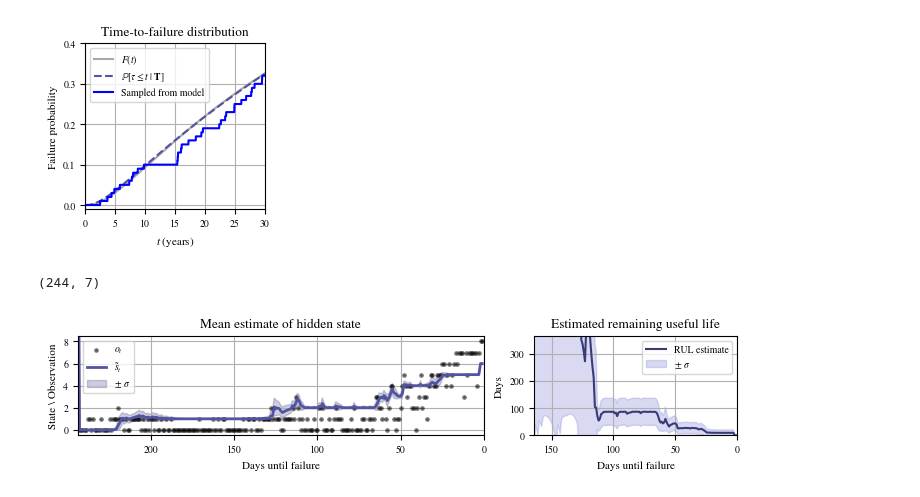
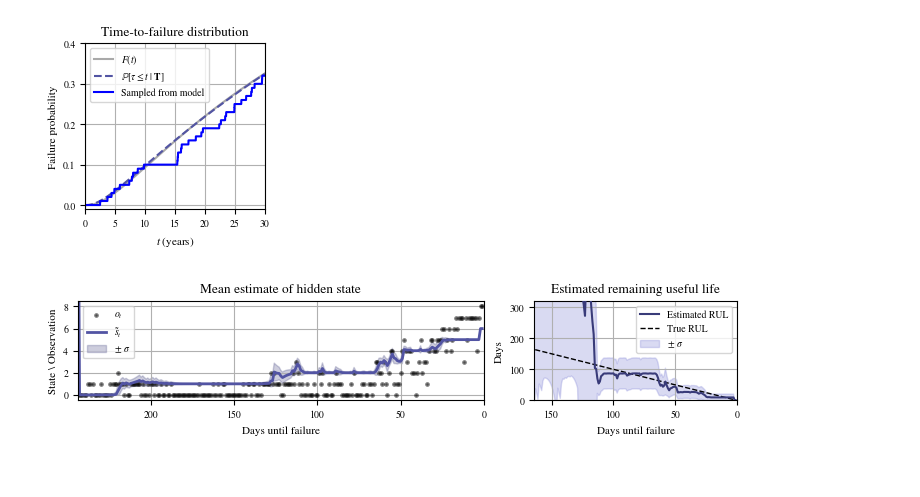
Before and after one commit to tobias-heinzle/CodeRepoTorque2026, a Jupyter notebook: joint_inference.ipynb, the cells around one changed output. Saved outputs shown, nothing was run; the diff lists cells and outputs as text; code cells hidden in the pictures.

```diff
--- a/joint_inference.ipynb
+++ b/joint_inference.ipynb
@@ -346,10 +346,10 @@ training_sequences_healthy = observation_sequences[healthy_indices]
 mu_init_healthy = fitted_hmm.mu[healthy_indices, :split_row]
 
 # This step only fits a reduced process, considering only an upper left block of T..
-healthy_T = fitted_hmm.T[:split_row,:split_row]
+healthy_T = best_parameters[:split_row,:split_row]
 
 # ...and the first few rows of O
-healhty_O = jnp.ones((split_row,m)).at[:, -1].set(0.0)#jax.random.uniform(jax.random.key(5), (split_row,m)).at[:, -1].set(0.0)
+healhty_O = jnp.ones((split_row,m)).at[:, -1].set(0.0)
 healthy_O = normalize_rows(healhty_O)
 
 # We again contruct a paramters set
@@ -504,6 +504,7 @@ After second optimization 0.08801214412850705
 # %%
 from matplotlib.colors import LinearSegmentedColormap
 
+cmap = plt.cm.tab20b
 
 fig, ax = plt.subplots(figsize=(7,2.57), ncols=3, width_ratios=(n, n , m), constrained_layout=True)
 _, _ =plot_fit(
@@ -511,7 +512,7 @@ _, _ =plot_fit(
     final_state_arrival_distribution,
     ax[0],
     color_truth='darkgrey',
-    color_fitted=plt.cm.tab20b.colors[0])
+    color_fitted=cmap.colors[0])
 
 mu_init = jnp.zeros(n).at[0].set(1.0)
 final_hmm = HiddenMarkovParameters(
@@ -521,10 +522,10 @@ final_hmm = HiddenMarkovParameters(
 )
 
 colors_seq =  ['white',
-     plt.cm.tab20b.colors[3],
-     plt.cm.tab20b.colors[2],
-     plt.cm.tab20b.colors[1],
-     plt.cm.tab20b.colors[0]
+     cmap.colors[3],
+     cmap.colors[2],
+     cmap.colors[1],
+     cmap.colors[0]
      ]
 
 cmap1 = LinearSegmentedColormap.from_list(
@@ -724,7 +718,7 @@ plt.show()
 # %%
 # Plots of many sequences to compare visually
 
-n_simulations = 50
+n_simulations = 10
 start_state = 0
 
 mu_init = jnp.zeros(n).at[start_state].set(1.0)
@@ -817,18 +814,15 @@ for k in trange(2 + range_start, 325):
     gamma.append(forward_backward(test_seq[:k], generation_hmm.replace_mu(mu_uniform))[0][-1])
 # %%
 gamma = jnp.exp(jnp.array(gamma))
-print(gamma.shape)
 
 n_horizon = 100000
 _, arrival_distr = jax.vmap(lambda _mu: final_state_arrival_from_mu(generation_hmm.T, _mu, n_horizon))(gamma)
-# %% [output]
-(244, 7)
 # %%
 t_range = jnp.arange(range_start, 324)
 
 fig, ax = plt.subplots(1, 2, figsize=(7, 1.6), gridspec_kw={'width_ratios': [2, 1]}, constrained_layout=True)
 
-mean_state_estimate = gamma @ jnp.arange(n) # jnp.sum(jnp.arange(n)[None, ...] * jnp.exp(gamma), axis=1)
+mean_state_estimate = gamma @ jnp.arange(n)
 std_state_estimate = jnp.sqrt(
     jnp.array(
         [gamma[i] @ (jnp.arange(n) - mean_state_estimate[i])**2
@@ -847,37 +841,37 @@ ax[0].fill_between(
     label='$\\pm ~ \\sigma$')
 ax[0].set_title('Mean estimate of hidden state')
 ax[0].set_xticks(324 - jnp.array([300, 200, 150, 100, 50, 0]), jnp.array([300, 200, 150, 100, 50, 0]))
-# ax[0].set_xticks(324 - jnp.array([300, 200, 100, 0]), jnp.array([300, 200, 100, 0]))
 ax[0].legend()
 ax[0].set_xlabel('Days until failure')
 ax[0].set_ylabel('State \\ Observation')
 ax[0].set_xlim(range_start, 324)
 ax[0].set_ylim(-0.5, 8.5)
 ax[0].grid()
 
 arrival_masses = jnp.diff(arrival_distr, axis=1)
 x_i =  jnp.arange(n_horizon - 1)
 failure_estimate = arrival_masses @ x_i
 failure_std = jnp.sqrt(jnp.array([arrival_masses[i] @ (x_i - failure_estimate[i])**2 for i in range(324 - range_start)]))
 
-ax[1].plot(t_range, failure_estimate, color=cmap.colors[0], label='RUL estimate')
+ax[1].plot(t_range, failure_estimate, color=cmap.colors[0], label='Estimated RUL', zorder=4)
+ax[1].plot(t_range, 324 - t_range, color='black', linestyle='dashed', zorder=2, label='True RUL', linewidth=1.0)
 ax[1].fill_between(
     t_range,
     failure_estimate - failure_std,
     failure_estimate + failure_std,
     color=cmap.colors[2],
     alpha=0.25,
     label='$\\pm ~ \\sigma$')
-ax[1].set_ylim(0.0, 365)
+ax[1].set_ylim(0.0, 320)
 ax[1].set_xticks(324 - jnp.array([300, 200, 150, 100, 50, 0]), jnp.array([300, 200, 150, 100, 50, 0]))
 ax[1].set_xlim(160, 324)
 ax[1].legend()
 ax[1].set_title('Estimated remaining useful life')
 ax[1].set_xlabel('Days until failure')
 ax[1].set_ylabel('Days')
 ax[1].grid()
 
 plt.savefig('plots/diagnostics_applications.pdf', bbox_inches='tight')
 plt.show()
 # %% [output]
-[figure, old version]
+[figure, new version]
```
Also changed, not shown: parts of 4 cells of this notebook, 1 other file.
